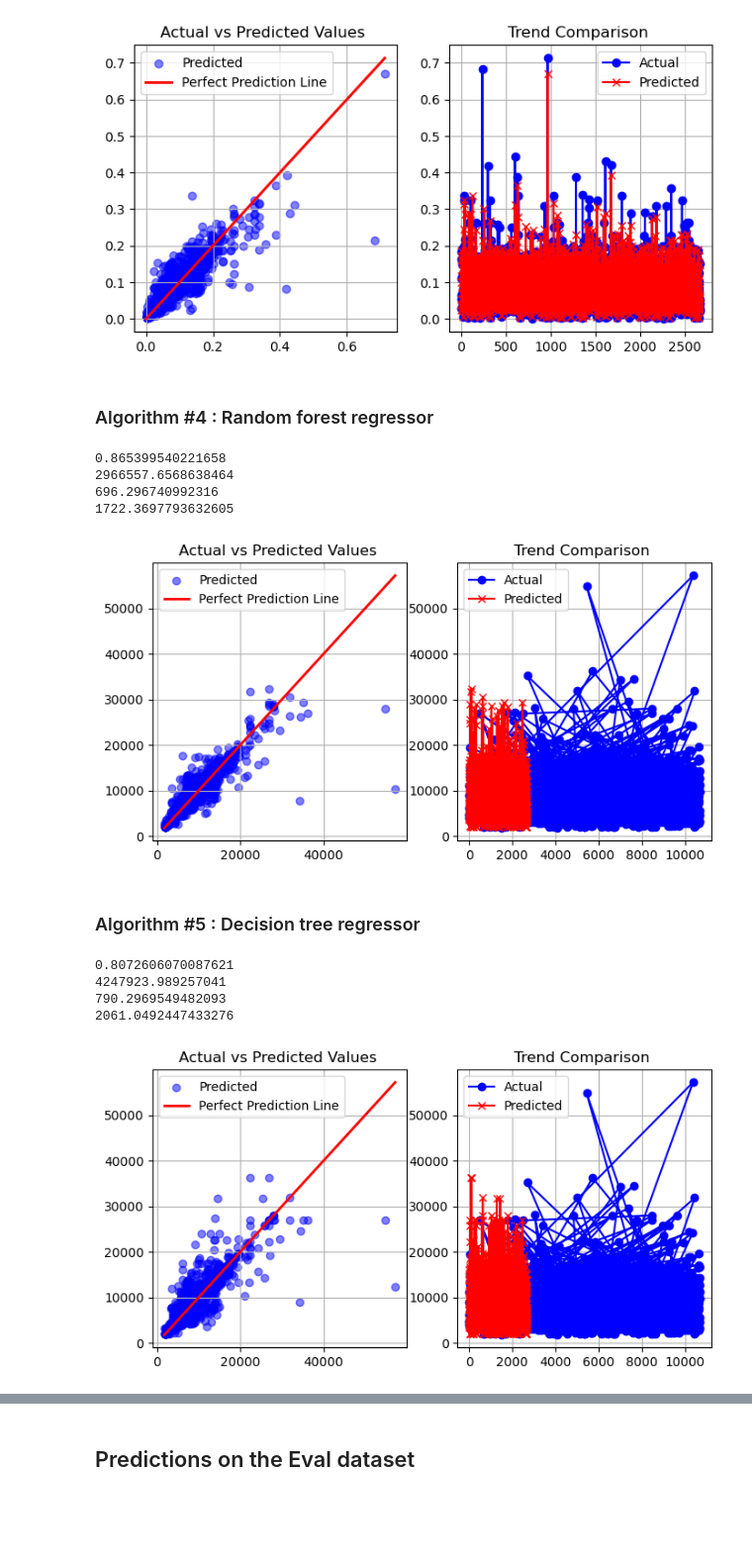
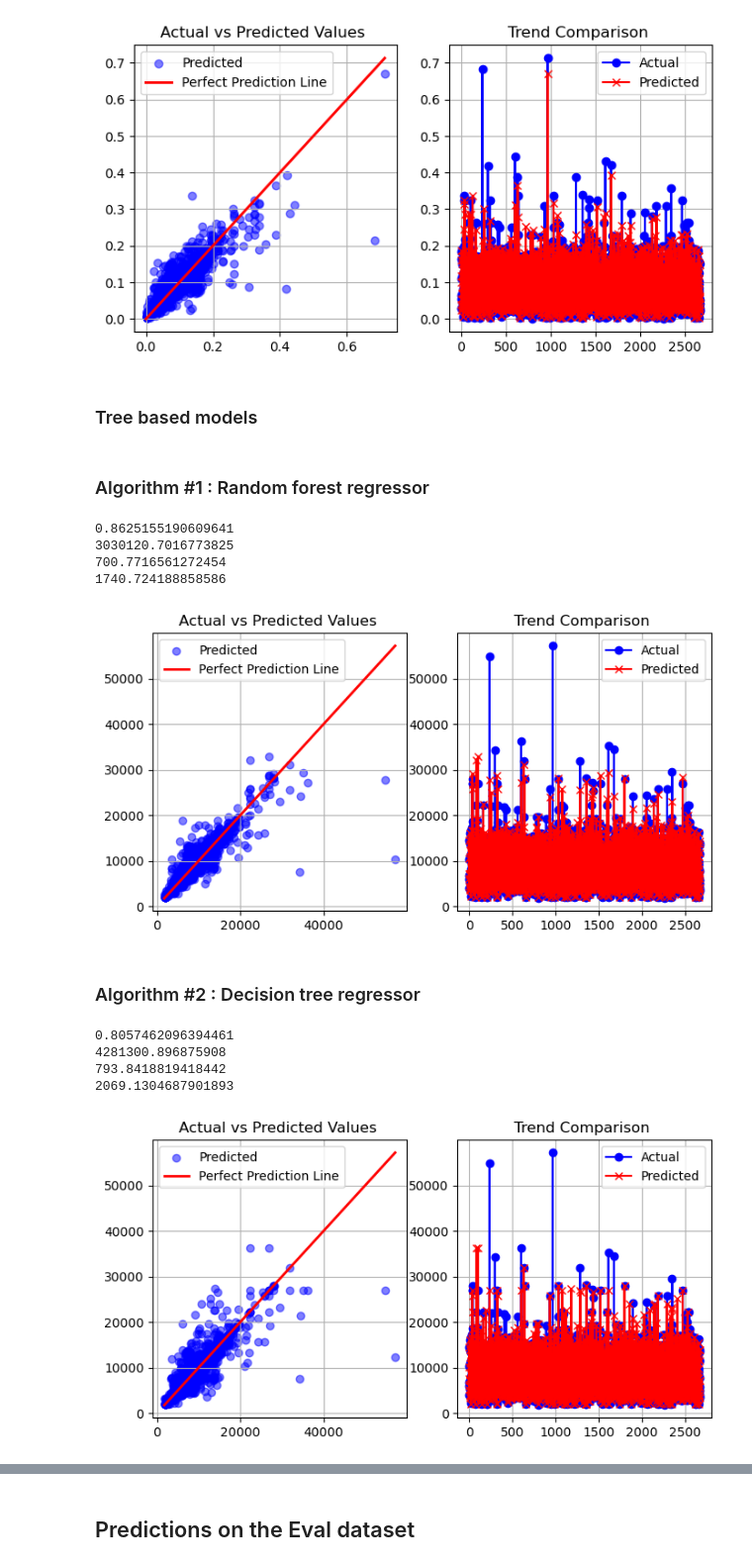
Before and after one commit to utsav87589/Flight-Price-EDA, a Jupyter notebook: notebooks/algos.ipynb, the cells around one changed output, grey strips where cells are left out. Shown at 99% size. Saved outputs shown, nothing was run; the diff lists cells and outputs as text; code cells hidden in the pictures; blank space fills up the shorter version.

Commit message:
enhanced further the algos.ipynb, scaler broken again

```diff
--- a/notebooks/algos.ipynb
+++ b/notebooks/algos.ipynb
@@ -106,17 +106,26 @@ def plot_graphs(y_test, y_pred, title_suffix=""):
     plt.legend()
     plt.grid(True)
     plt.show()
+# %%
+def train_models(model, X_train, y_train) :
+    model.fit(X_train, y_train)
+    return model
 # %%
-def plot_and_pred(model, X_train, y_train, X_test, y_test, scaler = None) :
+def plot_and_pred(model, X_test, y_test, scaler = None, mode = 'Full') :
 
-    #------------- coomon in both parts
-    model.fit(X_train, y_train)
+    # mode = "full"  -> eval + graphs (SVR, KNN, RF etc.)
+    # mode = "baseline" -> only prediction (LR baseline)
+
+    #------------- common in both parts
     y_pred = model.predict(X_test)
 
     #----------specifically for the distance models only
     if scaler is not None :
-        y_pred = scaler.inverse_transform(np.array(y_pred).reshape(-1, 1))
-        y_test = scaler.inverse_transform(np.array(y_test).reshape(-1, 1))
+        y_pred = scaler_price.inverse_transform(np.array(y_pred).reshape(-1, 1))
+        y_test = scaler_price.inverse_transform(np.array(y_test).reshape(-1, 1))
+
+    if mode == 'baseline' :
+        return y_pred
 
     eval_metrices(y_test, y_pred)
     plot_graphs(y_test, y_pred)
@@ -197,8 +212,10 @@ plot_and_pred(knn_cv, X_train_distance, y_train_distance, X_test_distance, y_tes
 0.012656635512382993
 0.02497839386567267
 [figure]
+# %% [markdown]
+### Tree based models
 # %% [markdown]
-### Algorithm #4 : Random forest regressor
+### Algorithm #1 : Random forest regressor
 # %%
 ### In this case as well I will also avoid hypertunning in general for the ensemble techniques
 ### for the resources and also these algorithms perform the same in both cases
@@ -206,24 +223,26 @@ plot_and_pred(knn_cv, X_train_distance, y_train_distance, X_test_distance, y_tes
 from sklearn.ensemble import RandomForestRegressor
 rfr = RandomForestRegressor()
 # %%
-plot_and_pred(rfr, X_train_tree, y_train_tree, X_test_tree, y_test_tree, scaler = None)
+random_forest = train_models(rfr, X_train_tree, y_train_tree)
+plot_and_pred(random_forest, X_test_tree, y_test_tree, scaler = scaler_price)
 # %% [output]
-0.865399540221658
-2966557.6568638464
-696.296740992316
-1722.3697793632605
+0.8625155190609641
+3030120.7016773825
+700.7716561272454
+1740.724188858586
-[figure, old version]
+[figure, new version]
 # %% [markdown]
-### Algorithm #5 : Decision tree regressor
+### Algorithm #2 : Decision tree regressor
 # %%
 from sklearn.tree import DecisionTreeRegressor
 dtr = DecisionTreeRegressor()
 # %%
-plot_and_pred(dtr, X_train_tree, y_train_tree, X_test_tree, y_test_tree, scaler = None)
+decision_tree = train_models(dtr, X_train_tree, y_train_tree)
+plot_and_pred(decision_tree, X_test_tree, y_test_tree, scaler = scaler_price)
 # %% [output]
-0.8072606070087621
-4247923.989257041
-790.2969549482093
-2061.0492447433276
+0.8057462096394461
+4281300.896875908
+793.8418819418442
+2069.1304687901893
-[figure, old version]
+[figure, new version]
 # %% [markdown]
```
Also changed, not shown: parts of 39 cells of this notebook, 1 other file.
